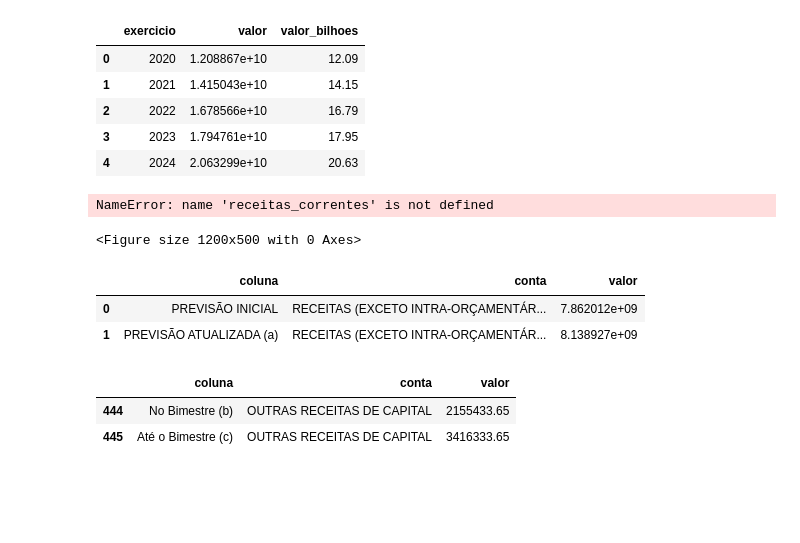
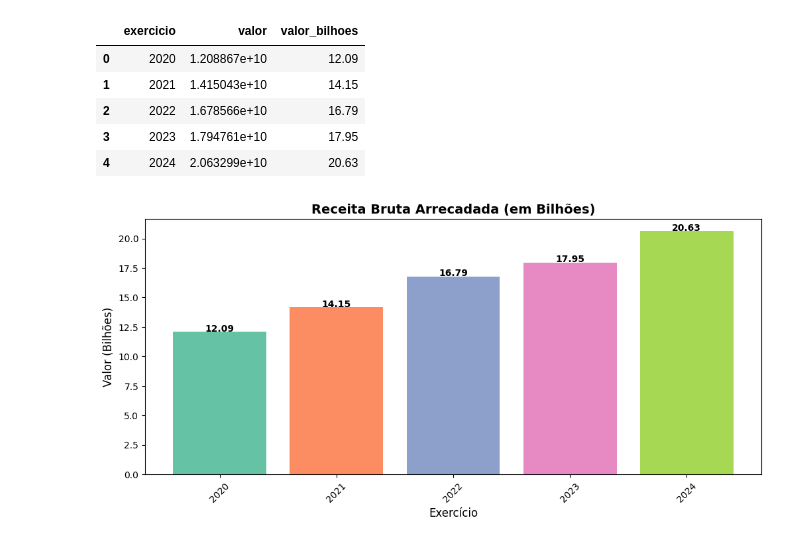
Before and after one commit to PedroJRod/api_siconfi, a Jupyter notebook: report.ipynb, the cells around one changed output. Cells and saved outputs as stored; diff of their text form; code cells hidden in the pictures; blank space fills up the shorter version.

```diff
--- a/report.ipynb
+++ b/report.ipynb
@@ -232,42 +328,31 @@ receitas_brutas
 # %%
 import matplotlib.pyplot as plt
 import seaborn as sns
 
 # Configuração do estilo do gráfico
 sns.set_style()  # Fundo mais limpo
 plt.figure(figsize=(12, 5))  # Ajustando o tamanho
 
 # Criando o gráfico de barras
-cores = sns.color_palette("Set2", len(receitas_correntes))  # Paleta de cores
-plt.bar(receitas_correntes['exercicio'], receitas_correntes['valor_bilhoes'], color=cores)
+cores = sns.color_palette("Set2", len(receitas_brutas))  # Paleta de cores
+plt.bar(receitas_brutas['exercicio'], receitas_brutas['valor_bilhoes'], color=cores)
 
 # Adicionando rótulos e título
 plt.xlabel("Exercício", fontsize=12)
 plt.ylabel("Valor (Bilhões)", fontsize=12)
 plt.title("Receita Bruta Arrecadada (em Bilhões)", fontsize=14, fontweight="bold")
 
 # Ajustando os rótulos do eixo X
-plt.xticks(receitas_correntes['exercicio'], rotation=45)
+plt.xticks(receitas_brutas['exercicio'], rotation=45)
 
 # Adicionando rótulos nas barras
-for i, valor in enumerate(receitas_correntes['valor_bilhoes']):
-    plt.text(receitas_correntes['exercicio'][i], valor + 0.05, f"{valor:.2f}",
+for i, valor in enumerate(receitas_brutas['valor_bilhoes']):
+    plt.text(receitas_brutas['exercicio'][i], valor + 0.05, f"{valor:.2f}",
              ha='center', fontsize=10, fontweight='bold', color='black')
+
+plt.savefig('receita_bruta_arrecadada.png')
 
 # Exibindo o gráfico
 plt.show()
 # %% [output]
-NameError: name 'receitas_correntes' is not defined
-<Figure size 1200x500 with 0 Axes>
+[figure, added]
-# %%
-rreo_df.query("valor > 1000000000")[['coluna','conta','valor']].head(2)
-# %% [output]
-|  | coluna | conta | valor |
-| 0 | PREVISÃO INICIAL | RECEITAS (EXCETO INTRA-ORÇAMENTÁR... | 7.862012e+09 |
-| 1 | PREVISÃO ATUALIZADA (a) | RECEITAS (EXCETO INTRA-ORÇAMENTÁR... | 8.138927e+09 |
-# %%
-rreo_df.query("conta == 'OUTRAS RECEITAS DE CAPITAL'")[['coluna','conta','valor']].head(2)
-# %% [output]
-|  | coluna | conta | valor |
-| 444 | No Bimestre (b) | OUTRAS RECEITAS DE CAPITAL | 2155433.65 |
-| 445 | Até o Bimestre (c) | OUTRAS RECEITAS DE CAPITAL | 3416333.65 |
```
Also changed, not shown: parts of 20 cells of this notebook, 3 other files.
